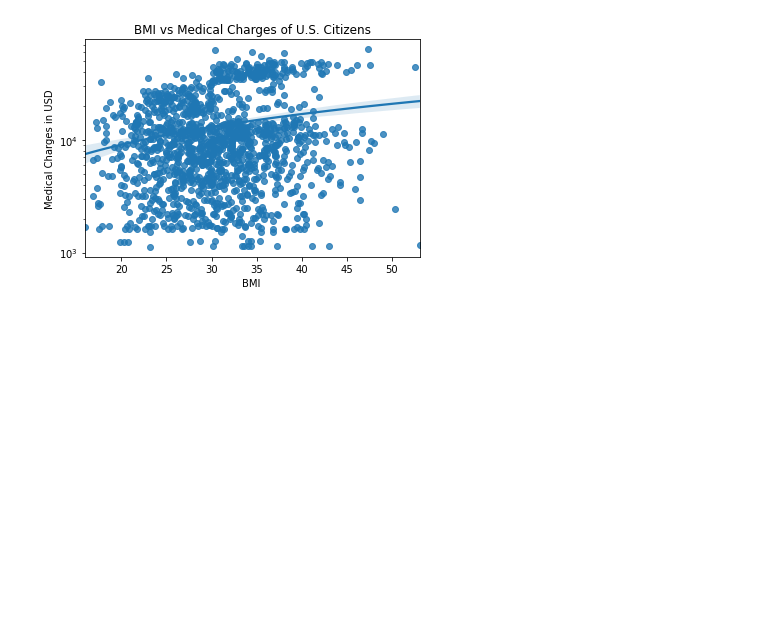
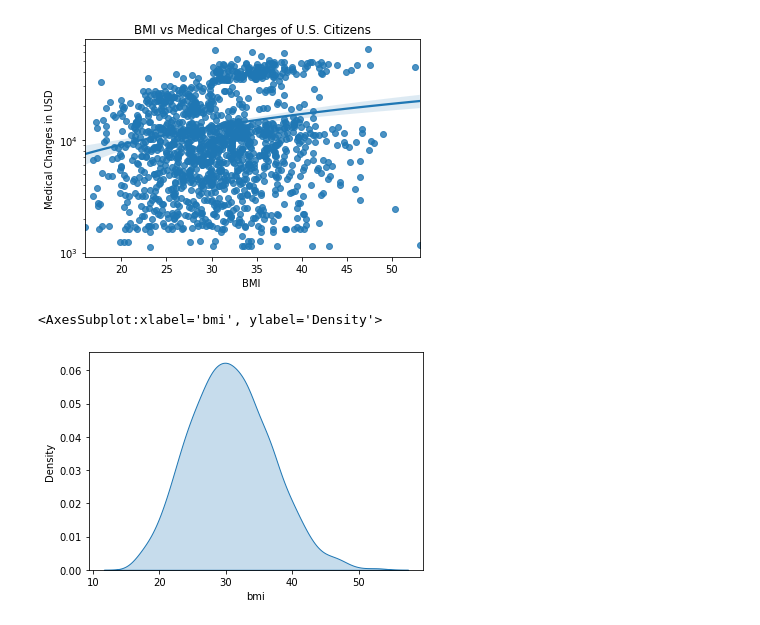
Before and after one commit to data301-2021-summer2/group29-project, a Jupyter notebook: analysis/Prabhmeet Deol/DataAnalysis.ipynb, the cells around one changed output. Cells and saved outputs as stored; diff of their text form; code cells hidden in the pictures; blank space fills up the shorter version.

```diff
--- a/analysis/Prabhmeet Deol/DataAnalysis.ipynb
+++ b/analysis/Prabhmeet Deol/DataAnalysis.ipynb
@@ -138,3 +181,10 @@ regplot.set(
  Text(0, 0.5, 'Medical Charges in USD'),
  Text(0.5, 1.0, 'BMI vs Medical Charges of U.S. Citizens')]
 [figure]
+# %%
+sns.kdeplot(
+   data=dataSet, x="bmi",fill=True
+)
+# %% [output]
+<AxesSubplot:xlabel='bmi', ylabel='Density'>
+[figure, added]
```
Also changed, not shown: parts of 21 cells of this notebook, 3 other files.
